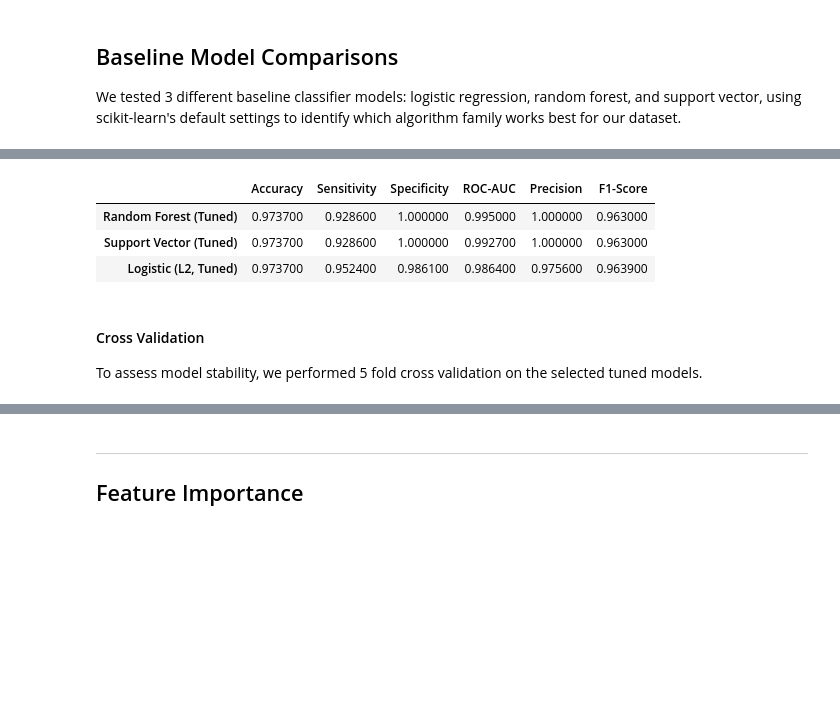
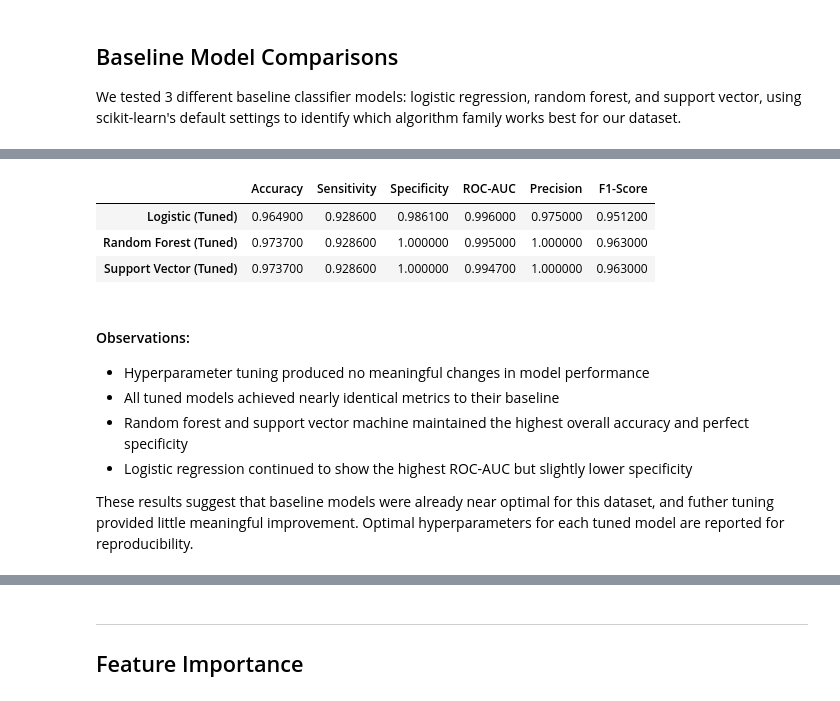
Before and after one commit to sarahcreighton/breast-cancer-classifier, a Jupyter notebook: notebooks/02_modelling.ipynb, the cells around one changed output, grey strips where cells are left out. Saved outputs shown, nothing was run; the diff lists cells and outputs as text; code cells hidden in the pictures; blank space fills up the shorter version.

```diff
--- a/notebooks/02_modelling.ipynb
+++ b/notebooks/02_modelling.ipynb
@@ -166,21 +169,22 @@ rf_metrics, rf_cm, best_rf, best_rf_params, best_rf_score = tune_and_evaluate(
 # %%
 # return table of results
 tuned_results = stack_tuned_metrics(
     [lr_metrics, svm_metrics, rf_metrics],
-    ["Logistic (L2, Tuned)", "Support Vector (Tuned)", "Random Forest (Tuned)"]
+    ["Logistic (Tuned)", "Support Vector (Tuned)", "Random Forest (Tuned)"]
 )
 # sort by desired metric
 tuned_results.sort_values("ROC-AUC", ascending=False).style.highlight_max(color="seagreen")
-
-# # combine with corresponding baseline
-# all_results = pd.concat([base_results, tuned_results])
-# all_results = all_results.sort_values(by="Sensitivity", ascending=False)
-# all_results.style.highlight_max(color="seagreen")
 # %% [output]
 |  | Accuracy | Sensitivity | Specificity | ROC-AUC | Precision | F1-Score |
+| Logistic (Tuned) | 0.964900 | 0.928600 | 0.986100 | 0.996000 | 0.975000 | 0.951200 |
 | Random Forest (Tuned) | 0.973700 | 0.928600 | 1.000000 | 0.995000 | 1.000000 | 0.963000 |
-| Support Vector (Tuned) | 0.973700 | 0.928600 | 1.000000 | 0.992700 | 1.000000 | 0.963000 |
-| Logistic (L2, Tuned) | 0.973700 | 0.952400 | 0.986100 | 0.986400 | 0.975600 | 0.963900 |
+| Support Vector (Tuned) | 0.973700 | 0.928600 | 1.000000 | 0.994700 | 1.000000 | 0.963000 |
-# %% [markdown]
-#### Cross Validation
-To assess model stability, we performed 5 fold cross validation on the selected tuned models.
+# %% [markdown]
+#### Observations:
+- Hyperparameter tuning produced no meaningful changes in model performance
+- All tuned models achieved nearly identical metrics to their baseline
+- Random forest and support vector machine maintained the highest overall accuracy and perfect specificity
+- Logistic regression continued to show the highest ROC-AUC but slightly lower specificity
+
+
+These results suggest that baseline models were already near optimal for this dataset, and futher tuning provided little meaningful improvement. Optimal hyperparameters for each tuned model are reported for reproducibility.
```
Also changed, not shown: parts of 53 cells of this notebook, 5 other files.
